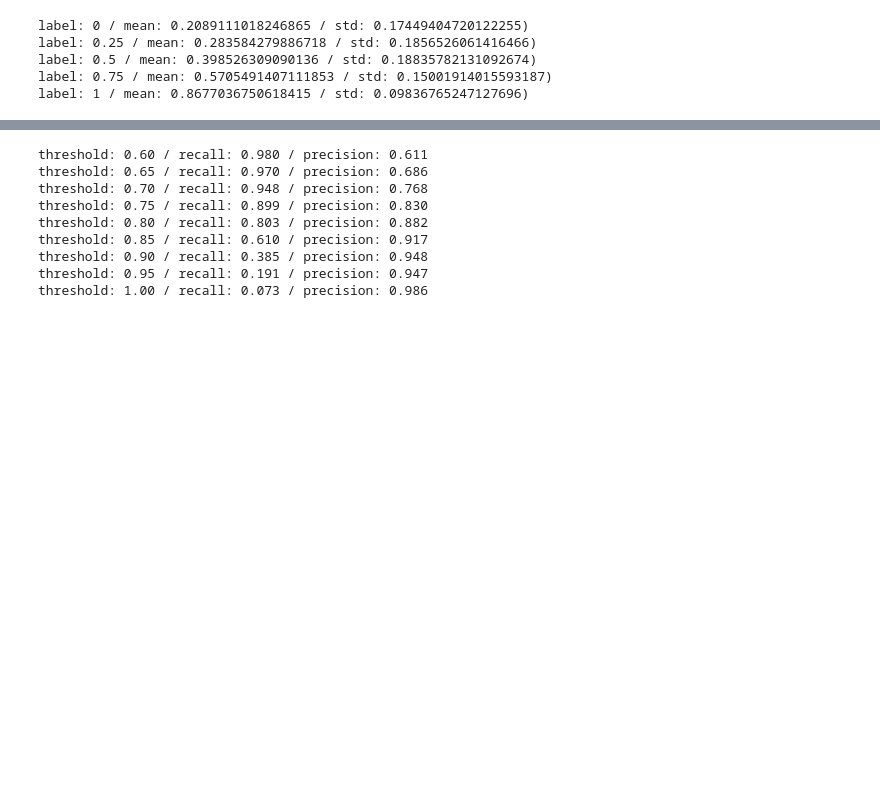
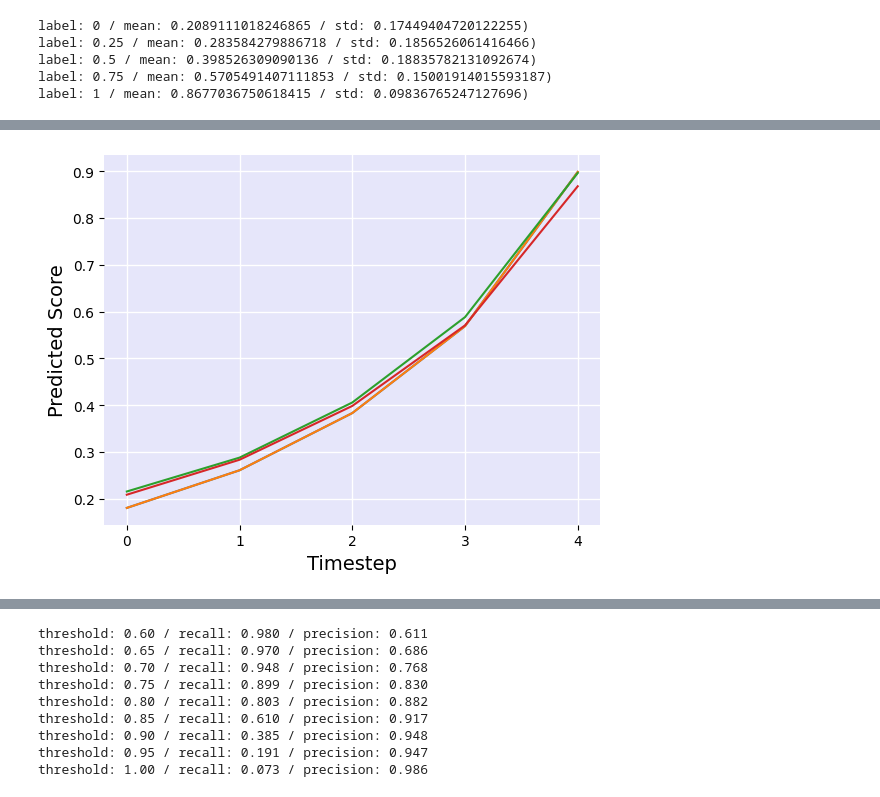
Before and after one commit to hogunkee/TSMCTS, a Jupyter notebook: mcts/Score_Distribution.ipynb, the cells around one changed output, grey strips where cells are left out. Cells and saved outputs as stored; diff of their text form; code cells hidden in the pictures; blank space fills up the shorter version.

```diff
--- a/mcts/Score_Distribution.ipynb
+++ b/mcts/Score_Distribution.ipynb
@@ -81,0 +178,29 @@ plt.show()
+# %%
+fig = plt.figure()
+ax = fig.add_subplot()
+#ax.tick_params(axis='x', colors='white')
+#ax.tick_params(axis='y', colors='white')
+ax.patch.set_facecolor('lavender')
+ax.grid(color = 'white', linestyle = '-', linewidth = 1)
+
+ax.spines['right'].set_visible(False)
+ax.spines['top'].set_visible(False)
+ax.spines['left'].set_visible(False)
+ax.spines['bottom'].set_visible(False)
+
+colors = ['pink', 'yellow', 'green','skyblue']
+for i, scores in enumerate(scores_list):
+    labels = np.array([0, 0.25, 0.5, 0.75, 1])
+    mean = np.array([np.mean(scores[s]) for s in labels])
+    error = np.array([np.std(scores[s]) for s in labels])
+
+    ax.plot(np.array(labels)*4, mean)
+    #ax.errorbar(np.array(labels)*4, mean, error, fmt='o', capsize=4)
+    #ax.fill_between(np.array(labels)*4, mean+error, mean-error, facecolor=colors[i], alpha=0.5)
+
+ax.set_xlabel("Timestep", fontsize=14)
+ax.set_ylabel("Predicted Score", fontsize=14)
+ax.set_xticks([0, 1, 2, 3, 4])
+plt.show()
+# %% [output]
+[figure, added]
```
Also changed, not shown: parts of 21 cells of this notebook, 4 other files.
